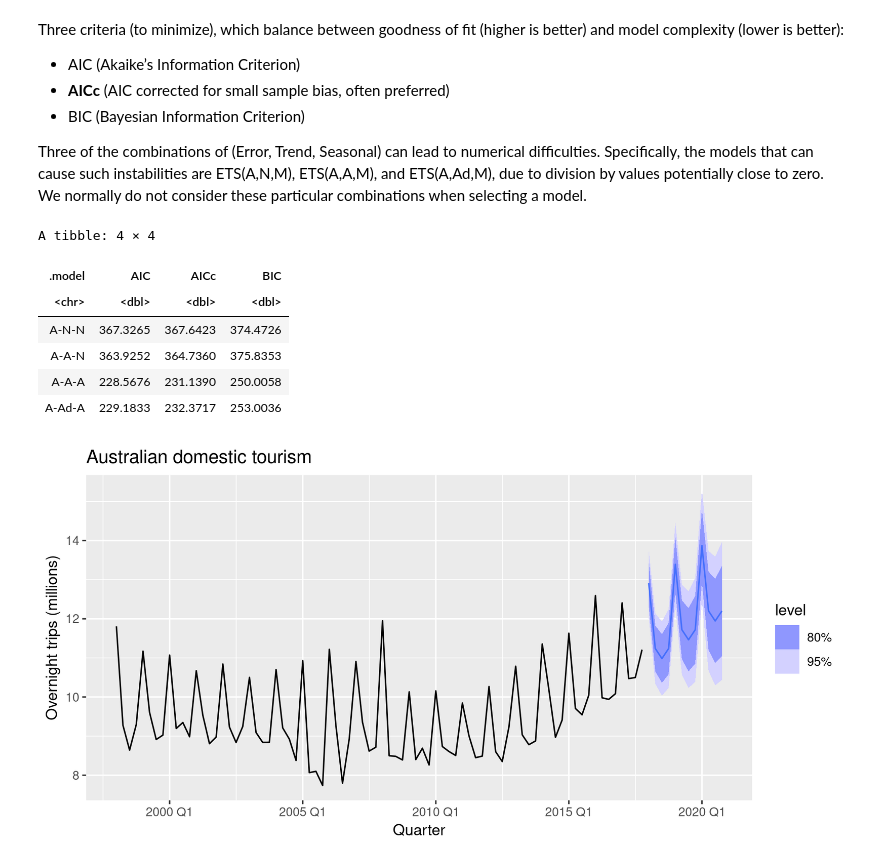
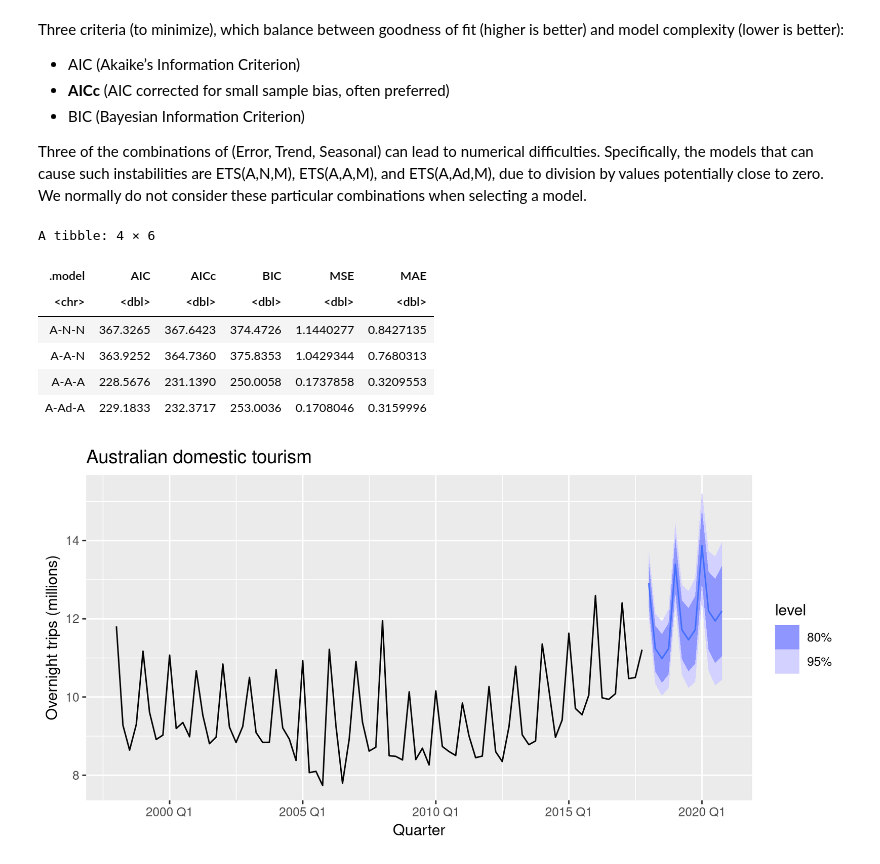
Before and after one commit to msesia/usc_dso522_fall2024, a Jupyter notebook: lectures/lecture_7.ipynb, the cells around one changed output. Drawn from its saved outputs; the diff is of its cells as text; code cells hidden in the pictures.

```diff
--- a/lectures/lecture_7.ipynb
+++ b/lectures/lecture_7.ipynb
@@ -317,20 +317,20 @@ Three of the combinations of (Error, Trend, Seasonal) can lead to numerical diff
 # %%
 fit <- aus_holidays |>
   model(
     `A-N-N` = ETS(Trips ~ error("A") + trend("N") + season("N")),
     `A-A-N` = ETS(Trips ~ error("A") + trend("A") + season("N")),
     `A-A-A` = ETS(Trips ~ error("A") + trend("A") + season("A")),
     `A-Ad-A` = ETS(Trips ~ error("A") + trend("Ad") + season("A")),
   )
-fit |> glance() |> select(.model, AIC, AICc, BIC)
+fit |> glance() |> select(.model, AIC, AICc, BIC, MSE, MAE)
 # %% [output]
-A tibble: 4 × 4
+A tibble: 4 × 6
-| .model | AIC | AICc | BIC |
-| <chr> | <dbl> | <dbl> | <dbl> |
-| A-N-N | 367.3265 | 367.6423 | 374.4726 |
-| A-A-N | 363.9252 | 364.7360 | 375.8353 |
-| A-A-A | 228.5676 | 231.1390 | 250.0058 |
-| A-Ad-A | 229.1833 | 232.3717 | 253.0036 |
+| .model | AIC | AICc | BIC | MSE | MAE |
+| <chr> | <dbl> | <dbl> | <dbl> | <dbl> | <dbl> |
+| A-N-N | 367.3265 | 367.6423 | 374.4726 | 1.1440277 | 0.8427135 |
+| A-A-N | 363.9252 | 364.7360 | 375.8353 | 1.0429344 | 0.7680313 |
+| A-A-A | 228.5676 | 231.1390 | 250.0058 | 0.1737858 | 0.3209553 |
+| A-Ad-A | 229.1833 | 232.3717 | 253.0036 | 0.1708046 | 0.3159996 |
 # %%
 fit <- aus_holidays |>
   model(
```
Also changed, not shown: 2 other files.
